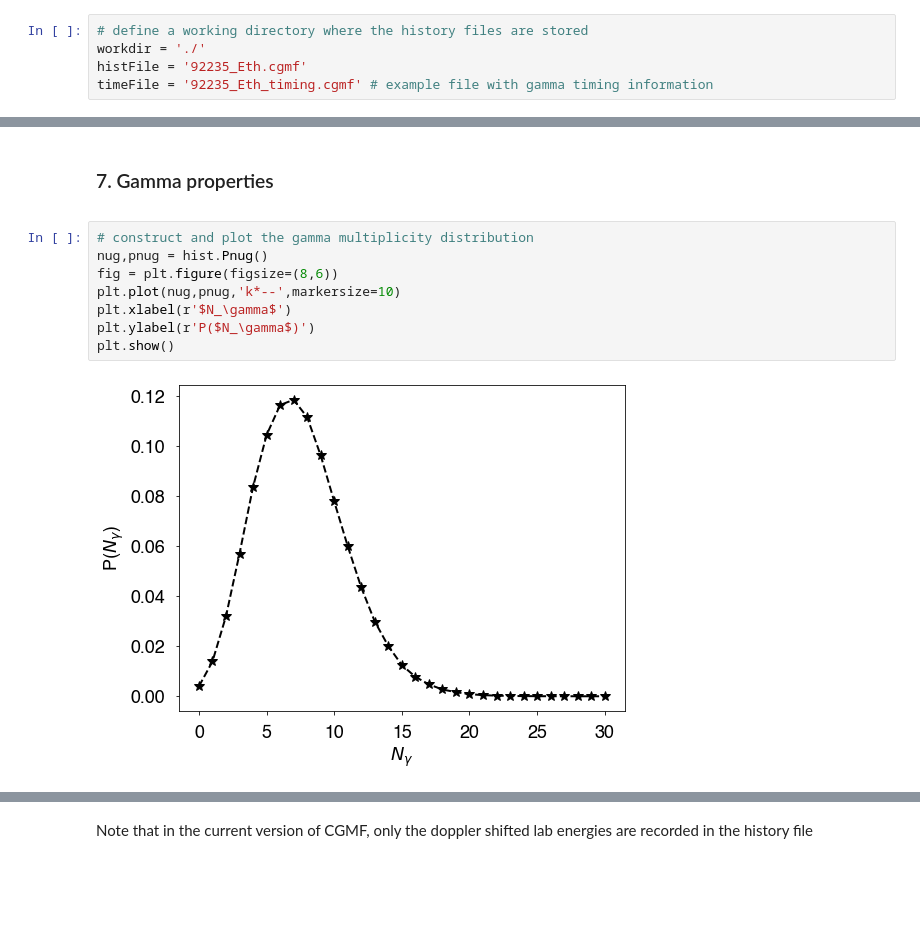
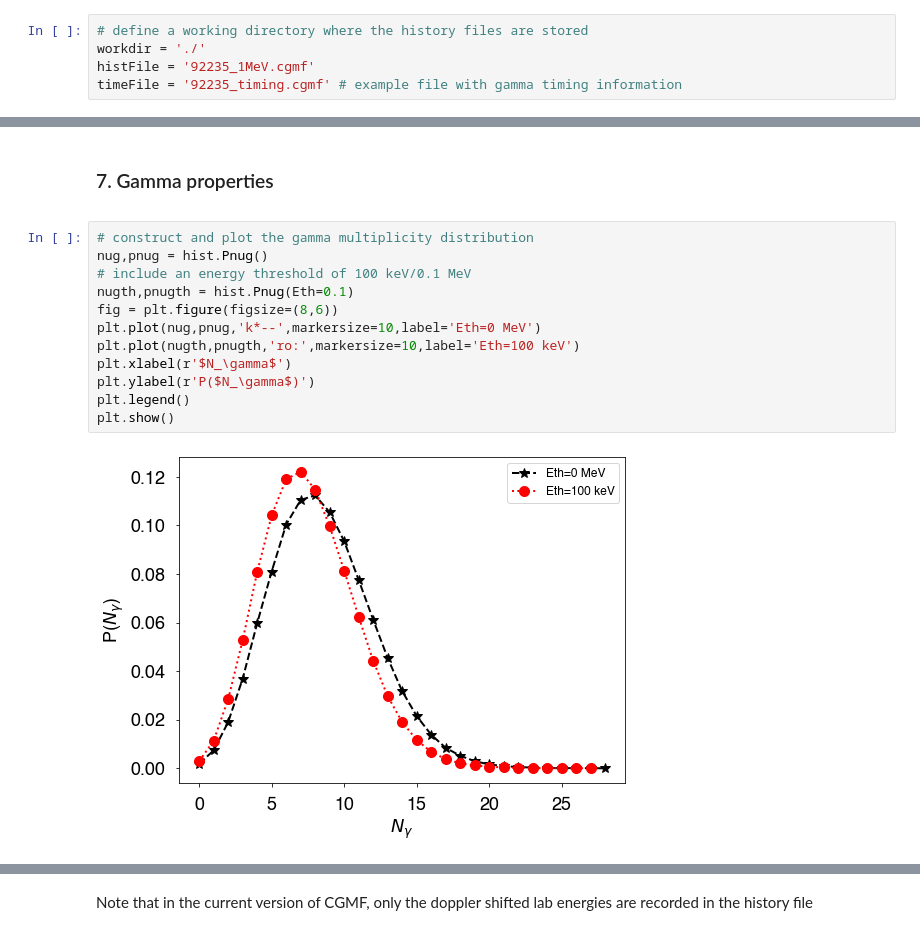
Before and after one commit to lanl/CGMF, a Jupyter notebook: tools/CGMFtkHistoriesExample.ipynb, the cells around one changed output, grey strips where cells are left out. Cells and saved outputs as stored; diff of their text form; blank space fills up the shorter version.

```diff
--- a/tools/CGMFtkHistoriesExample.ipynb
+++ b/tools/CGMFtkHistoriesExample.ipynb
@@ -34,8 +34,8 @@ mpl.rcParams['image.cmap'] = 'BuPu'
 # %%
 # define a working directory where the history files are stored
 workdir = './'
-histFile = '92235_Eth.cgmf'
-timeFile = '92235_Eth_timing.cgmf' # example file with gamma timing information
+histFile = '92235_1MeV.cgmf'
+timeFile = '92235_timing.cgmf' # example file with gamma timing information
 # %% [markdown]
 ### 2. Read CGMF history file
 <a id='read'></a>
@@ -229,13 +229,17 @@ Note that the energies are not recorded for the pre-fission neutrons in the cent
 # %%
 # construct and plot the gamma multiplicity distribution
 nug,pnug = hist.Pnug()
+# include an energy threshold of 100 keV/0.1 MeV
+nugth,pnugth = hist.Pnug(Eth=0.1)
 fig = plt.figure(figsize=(8,6))
-plt.plot(nug,pnug,'k*--',markersize=10)
+plt.plot(nug,pnug,'k*--',markersize=10,label='Eth=0 MeV')
+plt.plot(nugth,pnugth,'ro:',markersize=10,label='Eth=100 keV')
 plt.xlabel(r'$N_\gamma$')
 plt.ylabel(r'P($N_\gamma$)')
+plt.legend()
 plt.show()
 # %% [output]
-[figure, old version]
+[figure, new version]
 # %%
 # construct and plot the prompt neutron spectrum
 fig = plt.figure(figsize=(16,6))
```
Also changed, not shown: parts of 21 cells of this notebook, 10 other files.
